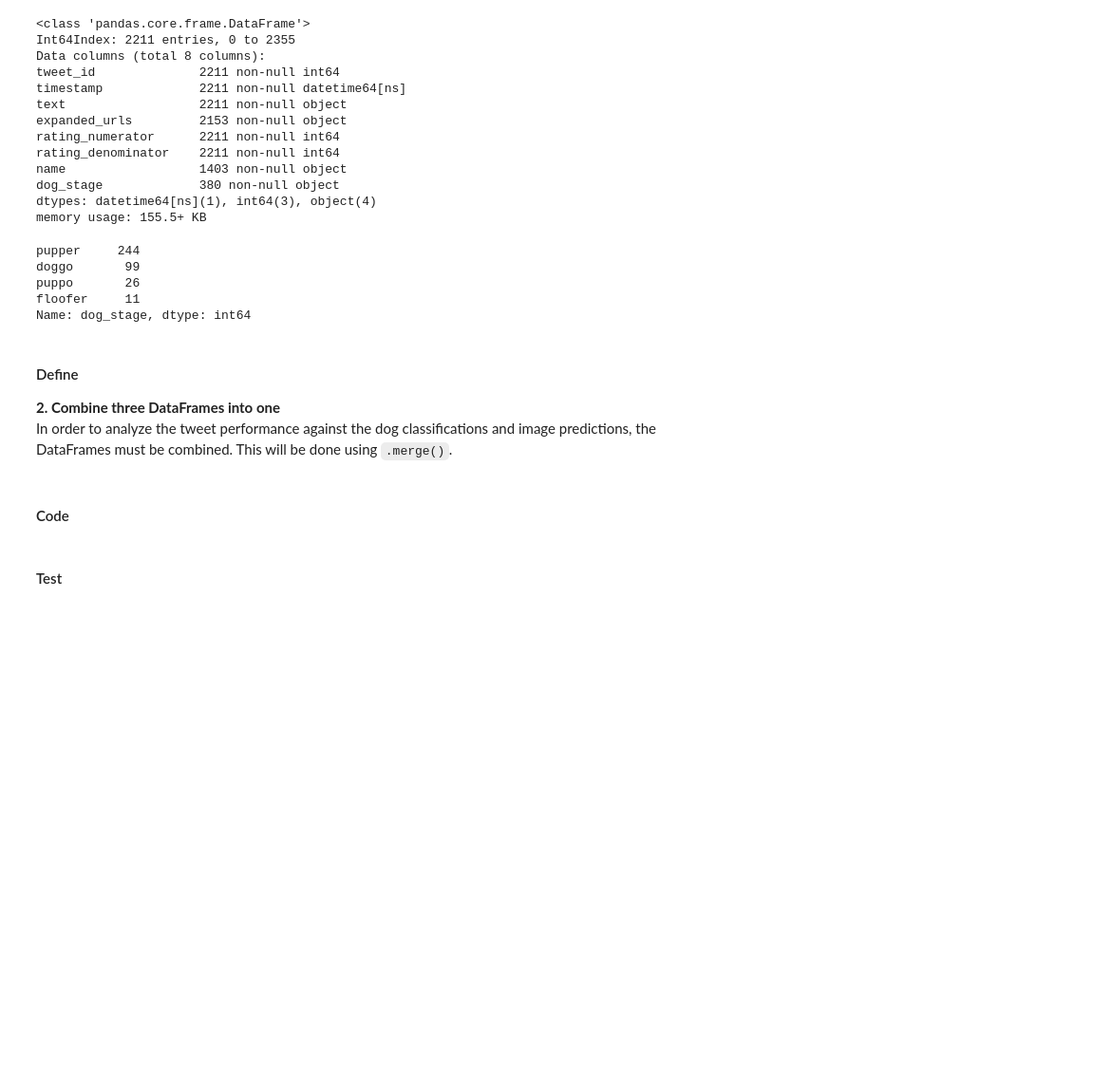
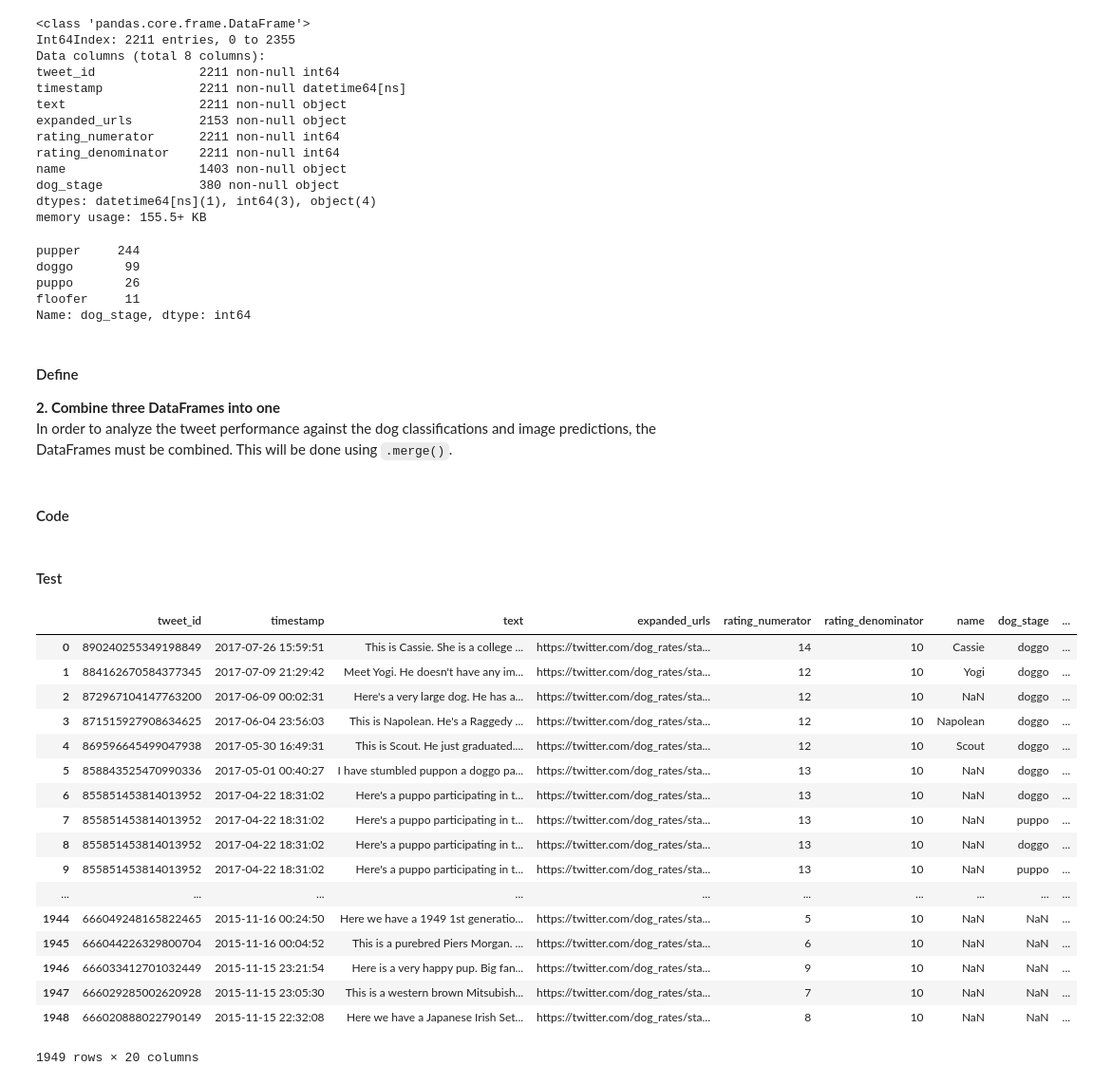
Before and after one commit to bakabbyy/WeRateDogs-twitter, a Jupyter notebook: wrangle_act.ipynb, the cells around one changed output. Shown at 95% size. Cells and saved outputs as stored; diff of their text form; code cells hidden in the pictures; blank space fills up the shorter version.

Commit message:
Finish cleaning - tidiness
Merged DataFrames.

```diff
--- a/wrangle_act.ipynb
+++ b/wrangle_act.ipynb
@@ -847,5 +847,33 @@ Name: dog_stage, dtype: int64
 In order to analyze the tweet performance against the dog classifications and image predictions, the DataFrames must be combined. This will be done using `.merge()`.
 # %% [markdown]
 #### Code
+# %%
+df = pd.merge(archive_clean, images_clean, on='tweet_id', how='inner')
+# %%
+# Rename id column in the tweets_clean DataFrame to merge
+tweets_clean = tweets_clean.rename(columns={'id': 'tweet_id'})
+# %%
+df = pd.merge(df, tweets_clean, on='tweet_id', how='inner')
 # %% [markdown]
 #### Test
+# %%
+df
+# %% [output]
+|  | tweet_id | timestamp | text | expanded_urls | rating_numerator | rating_denominator | name | dog_stage | ... |
+| 0 | 890240255349198849 | 2017-07-26 15:59:51 | This is Cassie. She is a college ... | https://twitter.com/dog_rates/sta... | 14 | 10 | Cassie | doggo | ... |
+| 1 | 884162670584377345 | 2017-07-09 21:29:42 | Meet Yogi. He doesn't have any im... | https://twitter.com/dog_rates/sta... | 12 | 10 | Yogi | doggo | ... |
+| 2 | 872967104147763200 | 2017-06-09 00:02:31 | Here's a very large dog. He has a... | https://twitter.com/dog_rates/sta... | 12 | 10 | NaN | doggo | ... |
+| 3 | 871515927908634625 | 2017-06-04 23:56:03 | This is Napolean. He's a Raggedy ... | https://twitter.com/dog_rates/sta... | 12 | 10 | Napolean | doggo | ... |
+| 4 | 869596645499047938 | 2017-05-30 16:49:31 | This is Scout. He just graduated.... | https://twitter.com/dog_rates/sta... | 12 | 10 | Scout | doggo | ... |
+| 5 | 858843525470990336 | 2017-05-01 00:40:27 | I have stumbled puppon a doggo pa... | https://twitter.com/dog_rates/sta... | 13 | 10 | NaN | doggo | ... |
+| 6 | 855851453814013952 | 2017-04-22 18:31:02 | Here's a puppo participating in t... | https://twitter.com/dog_rates/sta... | 13 | 10 | NaN | doggo | ... |
+| 7 | 855851453814013952 | 2017-04-22 18:31:02 | Here's a puppo participating in t... | https://twitter.com/dog_rates/sta... | 13 | 10 | NaN | puppo | ... |
+| 8 | 855851453814013952 | 2017-04-22 18:31:02 | Here's a puppo participating in t... | https://twitter.com/dog_rates/sta... | 13 | 10 | NaN | doggo | ... |
+| 9 | 855851453814013952 | 2017-04-22 18:31:02 | Here's a puppo participating in t... | https://twitter.com/dog_rates/sta... | 13 | 10 | NaN | puppo | ... |
+| ... | ... | ... | ... | ... | ... | ... | ... | ... | ... |
+| 1944 | 666049248165822465 | 2015-11-16 00:24:50 | Here we have a 1949 1st generatio... | https://twitter.com/dog_rates/sta... | 5 | 10 | NaN | NaN | ... |
+| 1945 | 666044226329800704 | 2015-11-16 00:04:52 | This is a purebred Piers Morgan. ... | https://twitter.com/dog_rates/sta... | 6 | 10 | NaN | NaN | ... |
+| 1946 | 666033412701032449 | 2015-11-15 23:21:54 | Here is a very happy pup. Big fan... | https://twitter.com/dog_rates/sta... | 9 | 10 | NaN | NaN | ... |
+| 1947 | 666029285002620928 | 2015-11-15 23:05:30 | This is a western brown Mitsubish... | https://twitter.com/dog_rates/sta... | 7 | 10 | NaN | NaN | ... |
+| 1948 | 666020888022790149 | 2015-11-15 22:32:08 | Here we have a Japanese Irish Set... | https://twitter.com/dog_rates/sta... | 8 | 10 | NaN | NaN | ... |
+1949 rows × 20 columns
```
